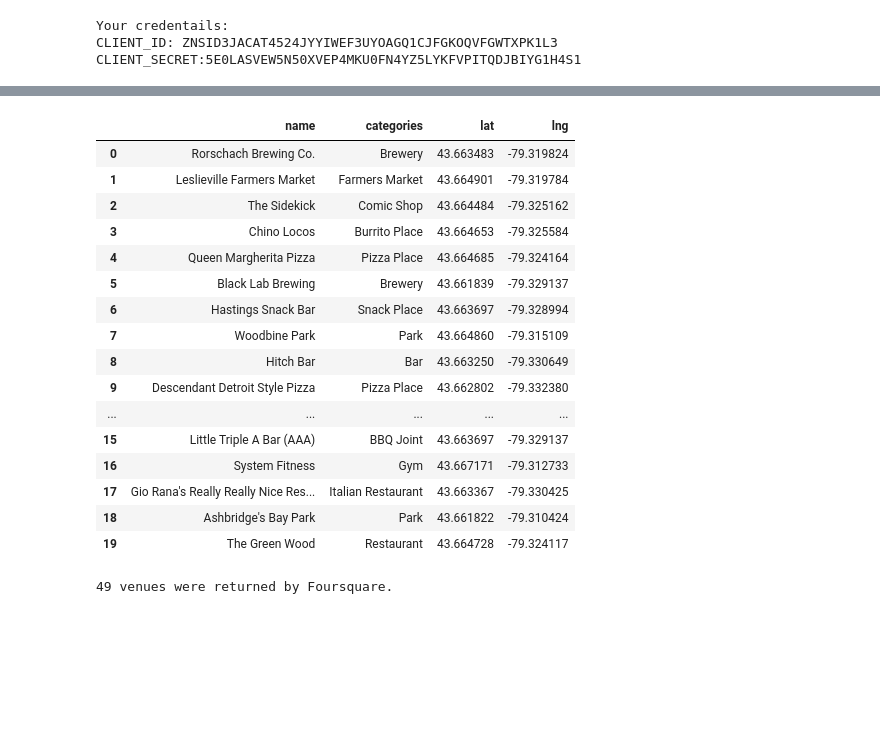
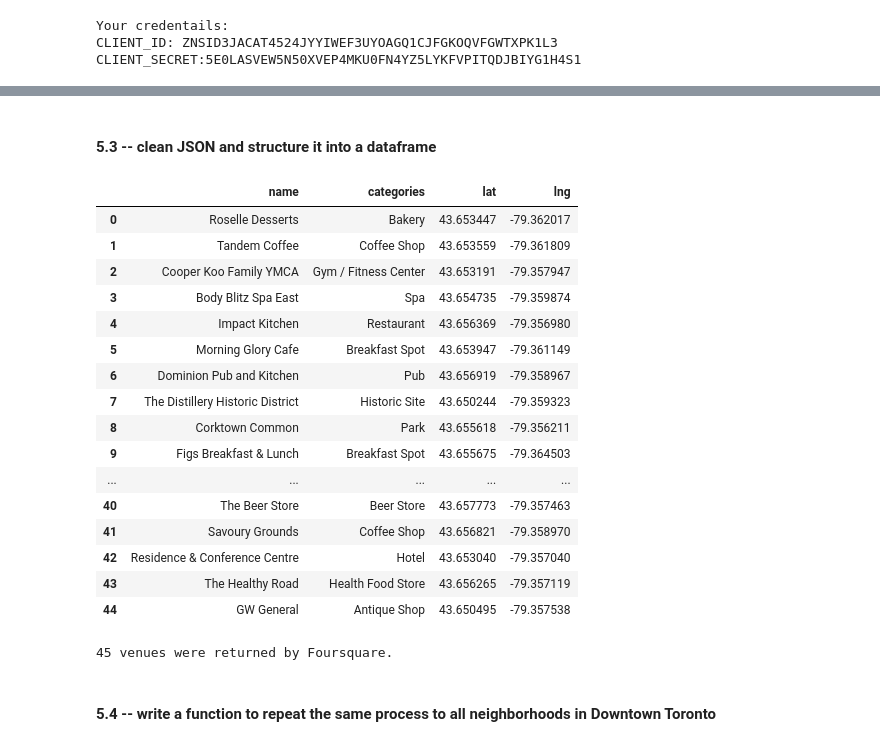
Before and after one commit to eemonte/Toronto-Neighborhoods, a Jupyter notebook: IBM_Course9_Week3.ipynb, the cells around one changed output, grey strips where cells are left out. Drawn from its saved outputs; the diff is of its cells as text; code cells hidden in the pictures; blank space fills up the shorter version.

```diff
--- a/IBM_Course9_Week3.ipynb
+++ b/IBM_Course9_Week3.ipynb
@@ -158,3 +176,0 @@ Solving environment: done
-# %%
-df2 = df[df['Borough'] == 'Downtown Toronto']
-df2
@@ -180,0 +177,3 @@ df2
+# %%
+dtt = df2[df2['Borough'] == 'Downtown Toronto'].reset_index(drop=True)
+dtt.head()
@@ -219,0 +239,9 @@ df2.loc[df2['Postcode'] == 'M5V']
+# %%
+# get Harbourfront's latitude and longitude values
+
+neighbor_latitude = dtt.loc[0, 'Latitude']
+neighbor_longitude = dtt.loc[0, 'Longitude']
+
+neighbor_name = dtt.loc[0, 'Neighborhood'] # neighborhood name
+
+print('Latitude and longitude values of {} are {}, {}.'.format(neighbor_name, neighbor_latitude, neighbor_longitude))
@@ -220,17 +252,12 @@ df2.loc[df2['Postcode'] == 'M5V']
 # %%
-LIMIT = 100
-radius = 1000
-m5v_lati = 43.662744
-m5v_longi = -79.321558
+limit = 100
+radius = 500
 
 url = 'https://api.foursquare.com/v2/venues/explore?&client_id={}&client_secret={}&v={}&ll={},{}&radius={}&limit={}'.format(
     CLIENT_ID,
     CLIENT_SECRET,
     VERSION,
-    m5v_lati,
-    m5v_longi,
+    neighbor_latitude,
+    neighbor_longitude,
     radius,
-    LIMIT)
-
-results = requests.get(url).json()
-results
+    limit)
@@ -263,41 +275,45 @@ def get_category_type(row):
         return None
     else:
         return categories_list[0]['name']
+# %% [markdown]
+#### 5.3 -- clean JSON and structure it into a dataframe
 # %%
 venues = results['response']['groups'][0]['items']
 
-m5v_venues = json_normalize(venues) # flatten JSON
+nearby_venues = json_normalize(venues) # flatten JSON
 
 # filter columns
 filtered_columns = ['venue.name', 'venue.categories', 'venue.location.lat', 'venue.location.lng']
-m5v_venues = m5v_venues.loc[:, filtered_columns]
+nearby_venues = nearby_venues.loc[:, filtered_columns]
 
 # filter the category for each row
-m5v_venues['venue.categories'] = m5v_venues.apply(get_category_type, axis=1)
+nearby_venues['venue.categories'] = nearby_venues.apply(get_category_type, axis=1)
 
 # clean columns
-m5v_venues.columns = [col.split(".")[-1] for col in m5v_venues.columns]
+nearby_venues.columns = [col.split(".")[-1] for col in nearby_venues.columns]
 
-m5v_venues.head(20)
+nearby_venues
 # %% [output]
 |  | name | categories | lat | lng |
-| 0 | Rorschach Brewing Co. | Brewery | 43.663483 | -79.319824 |
-| 1 | Leslieville Farmers Market | Farmers Market | 43.664901 | -79.319784 |
-| 2 | The Sidekick | Comic Shop | 43.664484 | -79.325162 |
-| 3 | Chino Locos | Burrito Place | 43.664653 | -79.325584 |
-| 4 | Queen Margherita Pizza | Pizza Place | 43.664685 | -79.324164 |
-| 5 | Black Lab Brewing | Brewery | 43.661839 | -79.329137 |
-| 6 | Hastings Snack Bar | Snack Place | 43.663697 | -79.328994 |
-| 7 | Woodbine Park | Park | 43.664860 | -79.315109 |
-| 8 | Hitch Bar | Bar | 43.663250 | -79.330649 |
-| 9 | Descendant Detroit Style Pizza | Pizza Place | 43.662802 | -79.332380 |
+| 0 | Roselle Desserts | Bakery | 43.653447 | -79.362017 |
+| 1 | Tandem Coffee | Coffee Shop | 43.653559 | -79.361809 |
+| 2 | Cooper Koo Family YMCA | Gym / Fitness Center | 43.653191 | -79.357947 |
+| 3 | Body Blitz Spa East | Spa | 43.654735 | -79.359874 |
+| 4 | Impact Kitchen | Restaurant | 43.656369 | -79.356980 |
+| 5 | Morning Glory Cafe | Breakfast Spot | 43.653947 | -79.361149 |
+| 6 | Dominion Pub and Kitchen | Pub | 43.656919 | -79.358967 |
+| 7 | The Distillery Historic District | Historic Site | 43.650244 | -79.359323 |
+| 8 | Corktown Common | Park | 43.655618 | -79.356211 |
+| 9 | Figs Breakfast & Lunch | Breakfast Spot | 43.655675 | -79.364503 |
 | ... | ... | ... | ... | ... |
-| 15 | Little Triple A Bar (AAA) | BBQ Joint | 43.663697 | -79.329137 |
-| 16 | System Fitness | Gym | 43.667171 | -79.312733 |
-| 17 | Gio Rana's Really Really Nice Res... | Italian Restaurant | 43.663367 | -79.330425 |
-| 18 | Ashbridge's Bay Park | Park | 43.661822 | -79.310424 |
-| 19 | The Green Wood | Restaurant | 43.664728 | -79.324117 |
+| 40 | The Beer Store | Beer Store | 43.657773 | -79.357463 |
+| 41 | Savoury Grounds | Coffee Shop | 43.656821 | -79.358970 |
+| 42 | Residence & Conference Centre | Hotel | 43.653040 | -79.357040 |
+| 43 | The Healthy Road | Health Food Store | 43.656265 | -79.357119 |
+| 44 | GW General | Antique Shop | 43.650495 | -79.357538 |
 # %%
-print('{} venues were returned by Foursquare.'.format(m5v_venues.shape[0]))
+print('{} venues were returned by Foursquare.'.format(nearby_venues.shape[0]))
 # %% [output]
-49 venues were returned by Foursquare.
+45 venues were returned by Foursquare.
+# %% [markdown]
+#### 5.4 -- write a function to repeat the same process to all neighborhoods in Downtown Toronto
```
Also changed, not shown: parts of 64 cells of this notebook.
